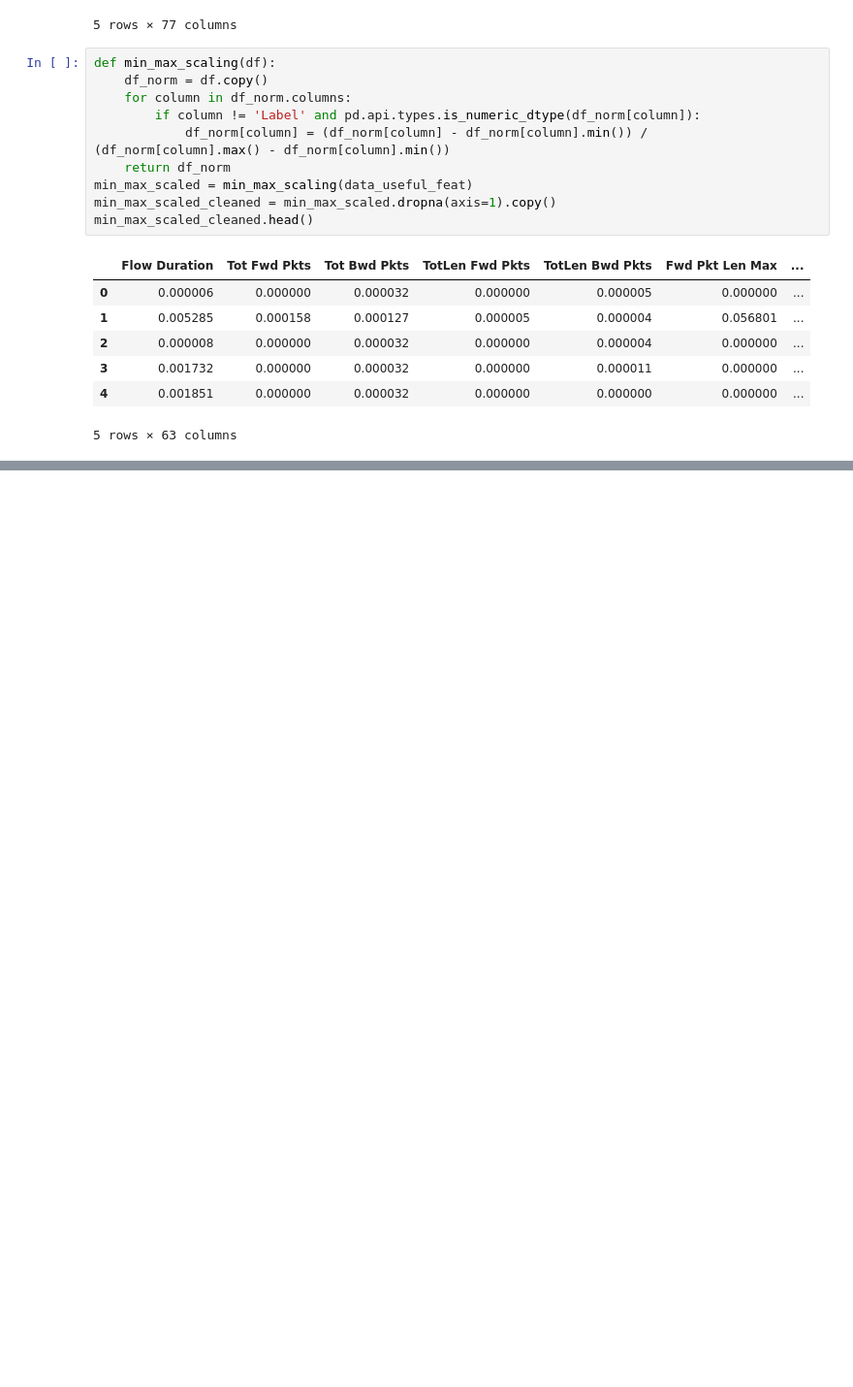
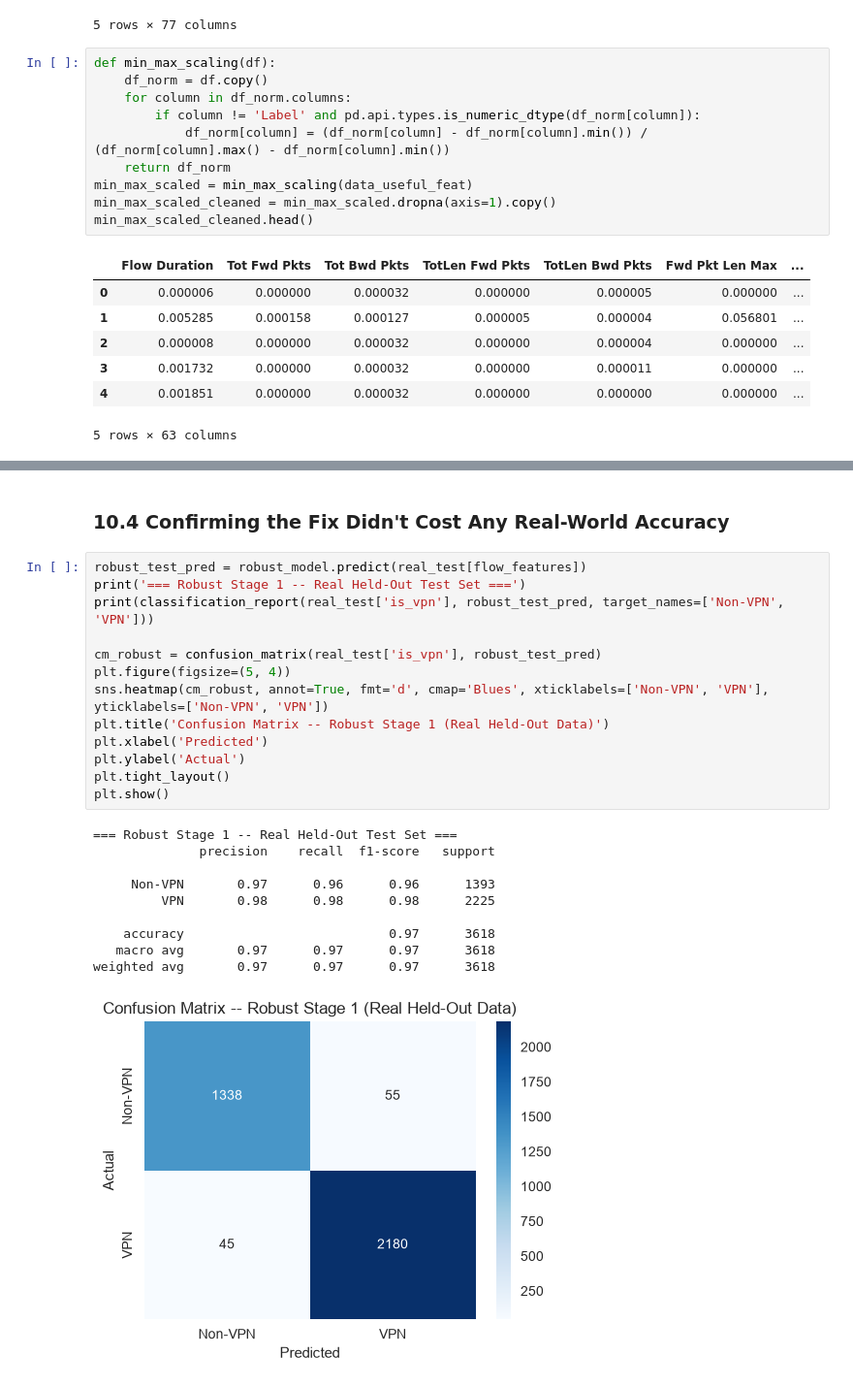
Before and after one commit to kevivek-cyber/vpn-sentinel, a Jupyter notebook: VPN_Sentinel_Main.ipynb, the cells around one changed output, grey strips where cells are left out. Shown at 97% size. Saved outputs shown, nothing was run; the diff lists cells and outputs as text; blank space fills up the shorter version.

```diff
--- a/VPN_Sentinel_Main.ipynb
+++ b/VPN_Sentinel_Main.ipynb
@@ -416,0 +563,26 @@ Final_dataframe.head()
+# %% [markdown]
+### 10.4 Confirming the Fix Didn't Cost Any Real-World Accuracy
+# %%
+robust_test_pred = robust_model.predict(real_test[flow_features])
+print('=== Robust Stage 1 -- Real Held-Out Test Set ===')
+print(classification_report(real_test['is_vpn'], robust_test_pred, target_names=['Non-VPN', 'VPN']))
+
+cm_robust = confusion_matrix(real_test['is_vpn'], robust_test_pred)
+plt.figure(figsize=(5, 4))
+sns.heatmap(cm_robust, annot=True, fmt='d', cmap='Blues', xticklabels=['Non-VPN', 'VPN'], yticklabels=['Non-VPN', 'VPN'])
+plt.title('Confusion Matrix -- Robust Stage 1 (Real Held-Out Data)')
+plt.xlabel('Predicted')
+plt.ylabel('Actual')
+plt.tight_layout()
+plt.show()
+# %% [output]
+=== Robust Stage 1 -- Real Held-Out Test Set ===
+              precision    recall  f1-score   support
+
+     Non-VPN       0.97      0.96      0.96      1393
+         VPN       0.98      0.98      0.98      2225
+
+    accuracy                           0.97      3618
+   macro avg       0.97      0.97      0.97      3618
+weighted avg       0.97      0.97      0.97      3618
+[figure, added]
```
Also changed, not shown: parts of 24 cells of this notebook, 18 other files.
